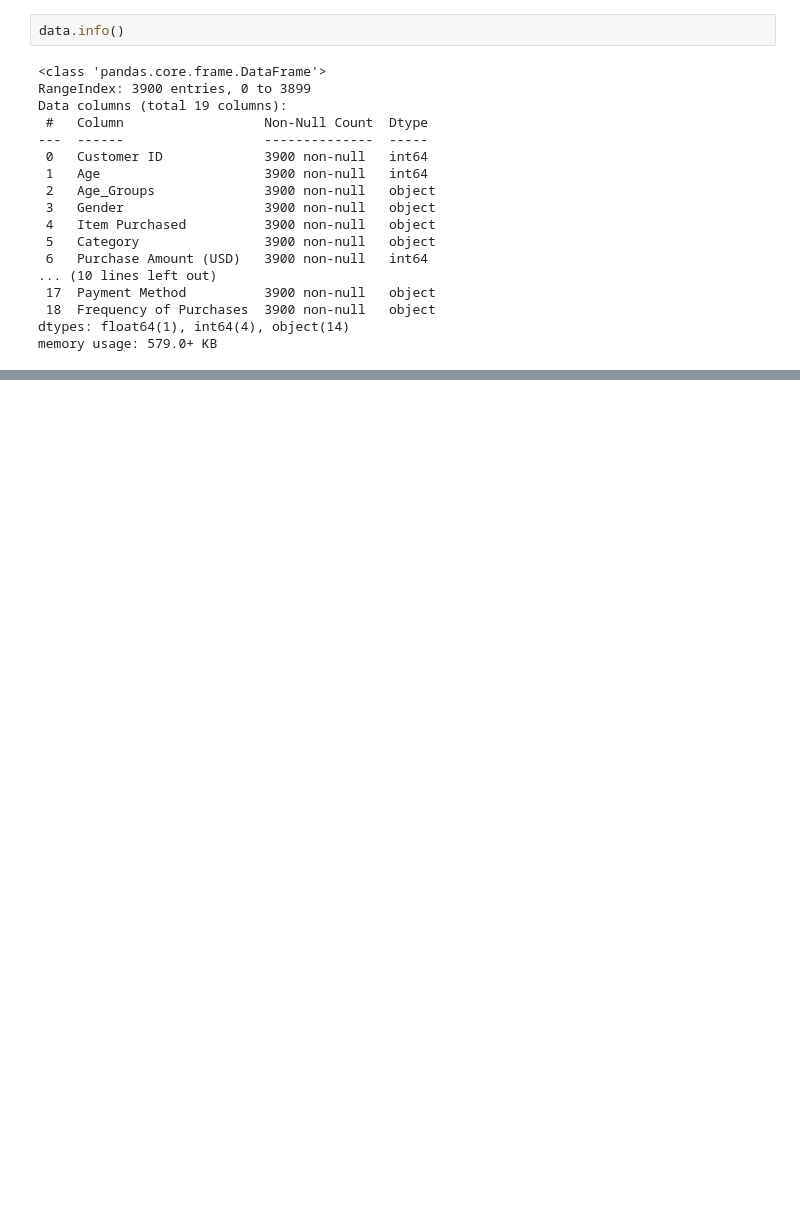
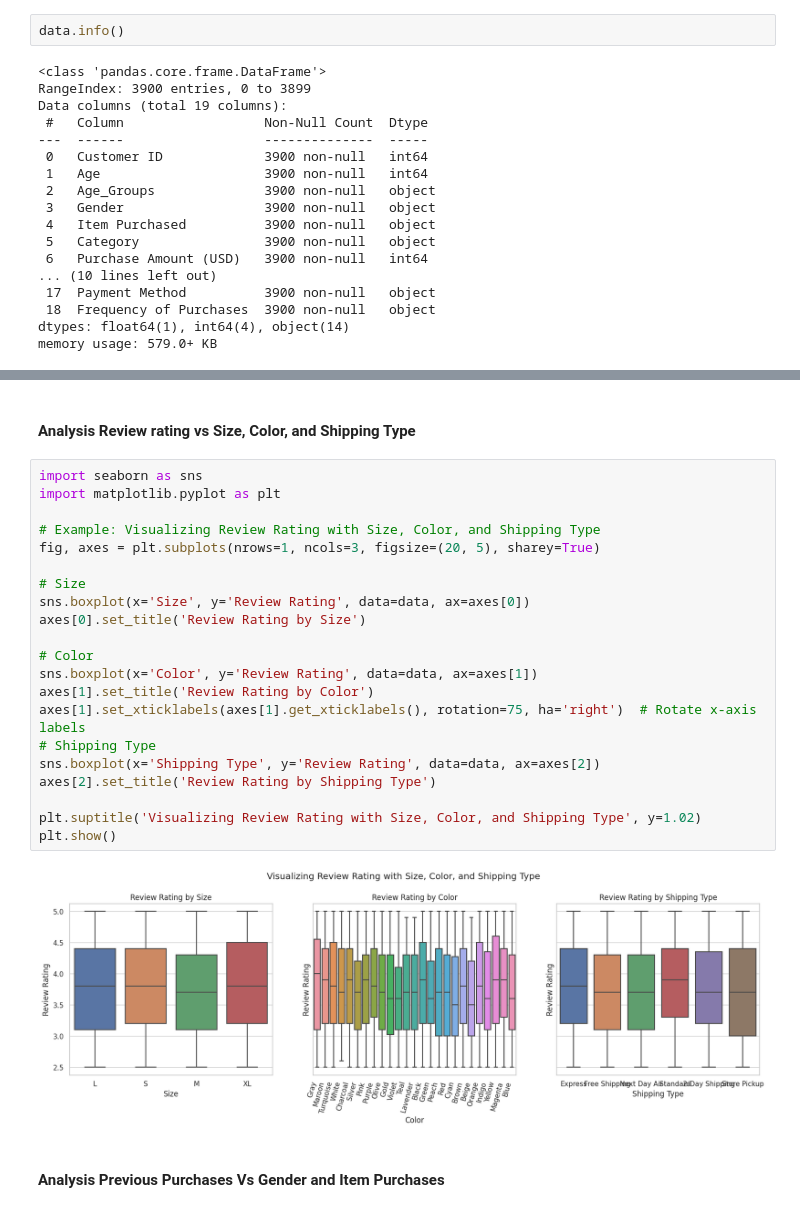
Before and after one commit to DzikriNurRochim/Data_science, a Jupyter notebook: Customer_Shipping.ipynb, the cells around one changed output, grey strips where cells are left out. Cells and saved outputs as stored; diff of their text form; blank space fills up the shorter version.

```diff
--- a/Customer_Shipping.ipynb
+++ b/Customer_Shipping.ipynb
@@ -1011,0 +1130,27 @@ Significant ANOVA Results:
+# %% [markdown]
+#### Analysis Review rating vs Size, Color, and Shipping Type
+# %%
+import seaborn as sns
+import matplotlib.pyplot as plt
+
+# Example: Visualizing Review Rating with Size, Color, and Shipping Type
+fig, axes = plt.subplots(nrows=1, ncols=3, figsize=(20, 5), sharey=True)
+
+# Size
+sns.boxplot(x='Size', y='Review Rating', data=data, ax=axes[0])
+axes[0].set_title('Review Rating by Size')
+
+# Color
+sns.boxplot(x='Color', y='Review Rating', data=data, ax=axes[1])
+axes[1].set_title('Review Rating by Color')
+axes[1].set_xticklabels(axes[1].get_xticklabels(), rotation=75, ha='right')  # Rotate x-axis labels
+# Shipping Type
+sns.boxplot(x='Shipping Type', y='Review Rating', data=data, ax=axes[2])
+axes[2].set_title('Review Rating by Shipping Type')
+
+plt.suptitle('Visualizing Review Rating with Size, Color, and Shipping Type', y=1.02)
+plt.show()
+# %% [output]
+[figure, added]
+# %% [markdown]
+#### Analysis Previous Purchases Vs Gender and Item Purchases
```
Also changed, not shown: parts of 46 cells of this notebook.
